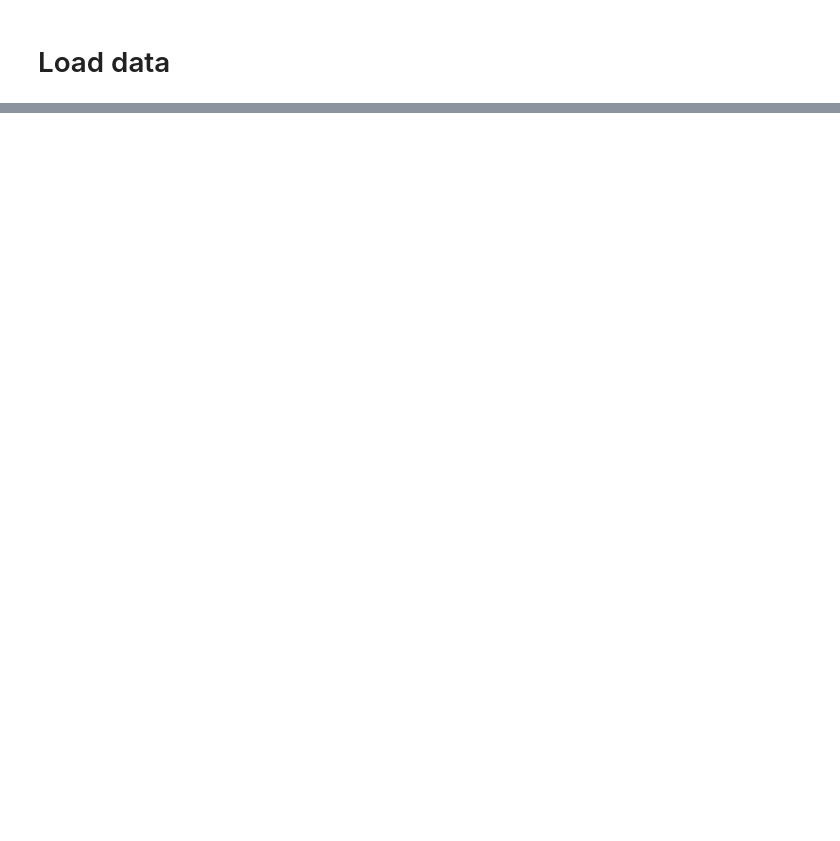
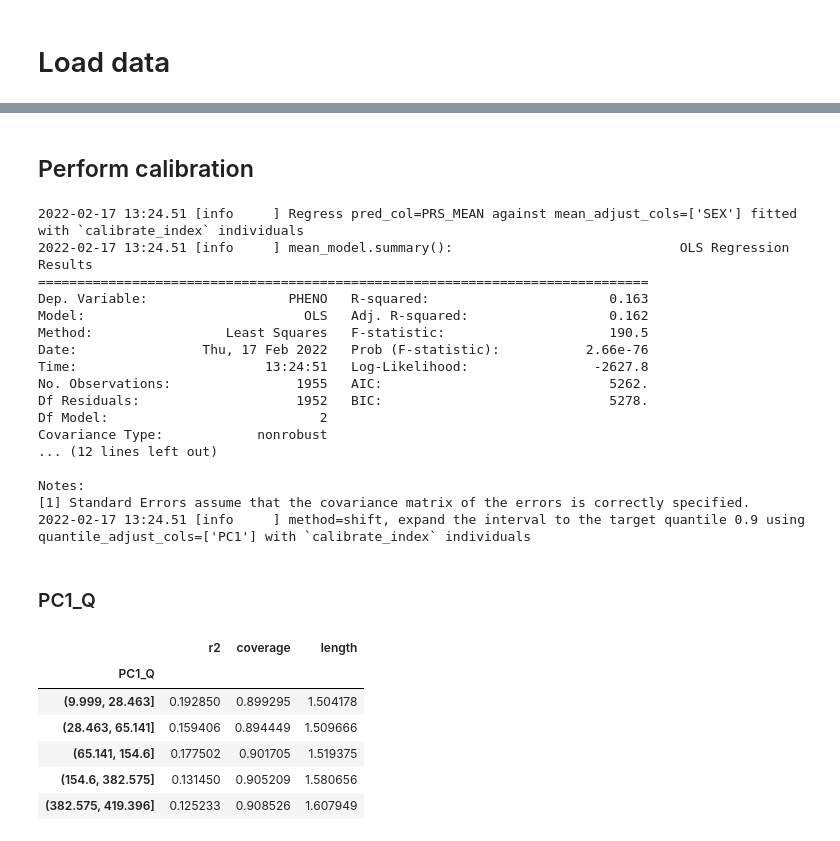
Before and after one commit to KangchengHou/calpred-manuscript, a Jupyter notebook: notebooks/evaluate-sim.ipynb, the cells around one changed output, grey strips where cells are left out. Saved outputs shown, nothing was run; the diff lists cells and outputs as text; code cells hidden in the pictures; blank space fills up the shorter version.

```diff
--- a/notebooks/evaluate-sim.ipynb
+++ b/notebooks/evaluate-sim.ipynb
@@ -234,0 +144,61 @@ pheno_cali
+# %% [markdown]
+## Perform calibration
+# %%
+np.random.seed(1)
+
+# perform calibration
+df_calibrated = admix_prs.calibrate_pred(
+    df_info,
+    y_col="PHENO",
+    pred_col="PRS_MEAN",
+    predstd_col="PRS_STD",
+    calibrate_idx=calibrate_idx,
+    ci_method="shift",
+    mean_adjust_cols=["SEX"],
+    ci_adjust_cols=["PC1"],
+    ci=0.9,
+)
+covar_cols = ["PHENO", "PC1", "PC1_Q", "PC2_Q", "SEX", "AGE_Q"]
+df_calibrated[covar_cols] = df_info[covar_cols].reindex(df_calibrated.index)
+
+for col in ["PC1_Q"]:
+    display(Markdown(f"### {col}"))
+
+    display(
+        admix_prs.evaluate(
+            df_calibrated.loc[
+                test_idx,
+            ],
+            y_col="PHENO",
+            pred_col="PRS_MEAN",
+            predstd_col="PRS_STD",
+            group_col=col,
+            ci=0.9,
+        )
+    )
+# %% [output]
+2022-02-17 13:24.51 [info     ] Regress pred_col=PRS_MEAN against mean_adjust_cols=['SEX'] fitted with `calibrate_index` individuals
+2022-02-17 13:24.51 [info     ] mean_model.summary():                             OLS Regression Results
+==============================================================================
+Dep. Variable:                  PHENO   R-squared:                       0.163
+Model:                            OLS   Adj. R-squared:                  0.162
+Method:                 Least Squares   F-statistic:                     190.5
+Date:                Thu, 17 Feb 2022   Prob (F-statistic):           2.66e-76
+Time:                        13:24:51   Log-Likelihood:                -2627.8
+No. Observations:                1955   AIC:                             5262.
+Df Residuals:                    1952   BIC:                             5278.
+Df Model:                           2
+Covariance Type:            nonrobust
+... (12 lines left out)
+
+Notes:
+[1] Standard Errors assume that the covariance matrix of the errors is correctly specified.
+2022-02-17 13:24.51 [info     ] method=shift, expand the interval to the target quantile 0.9 using quantile_adjust_cols=['PC1'] with `calibrate_index` individuals
+### PC1_Q
+|  | r2 | coverage | length |
+| PC1_Q |  |  |  |
+| (9.999, 28.463] | 0.192850 | 0.899295 | 1.504178 |
+| (28.463, 65.141] | 0.159406 | 0.894449 | 1.509666 |
+| (65.141, 154.6] | 0.177502 | 0.901705 | 1.519375 |
+| (154.6, 382.575] | 0.131450 | 0.905209 | 1.580656 |
+| (382.575, 419.396] | 0.125233 | 0.908526 | 1.607949 |
```
Also changed, not shown: parts of 26 cells of this notebook.
